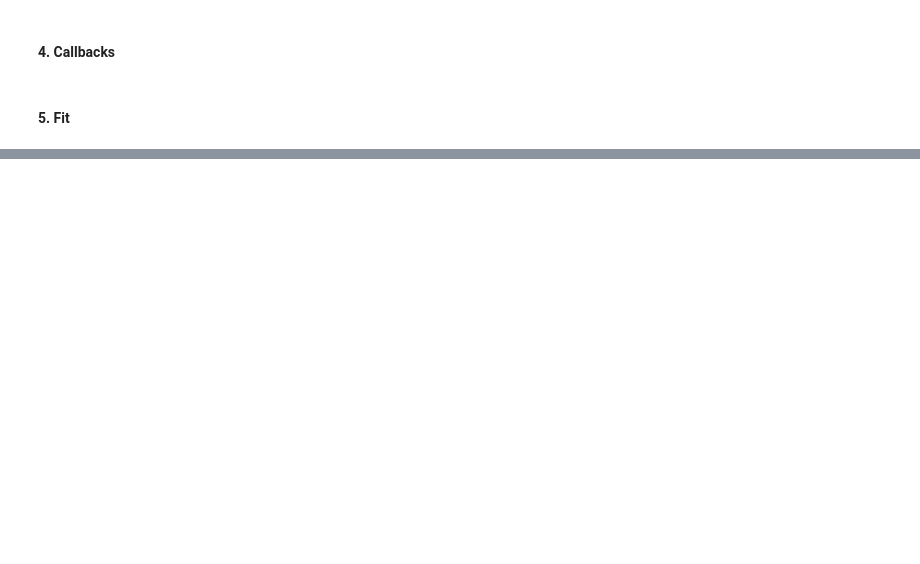
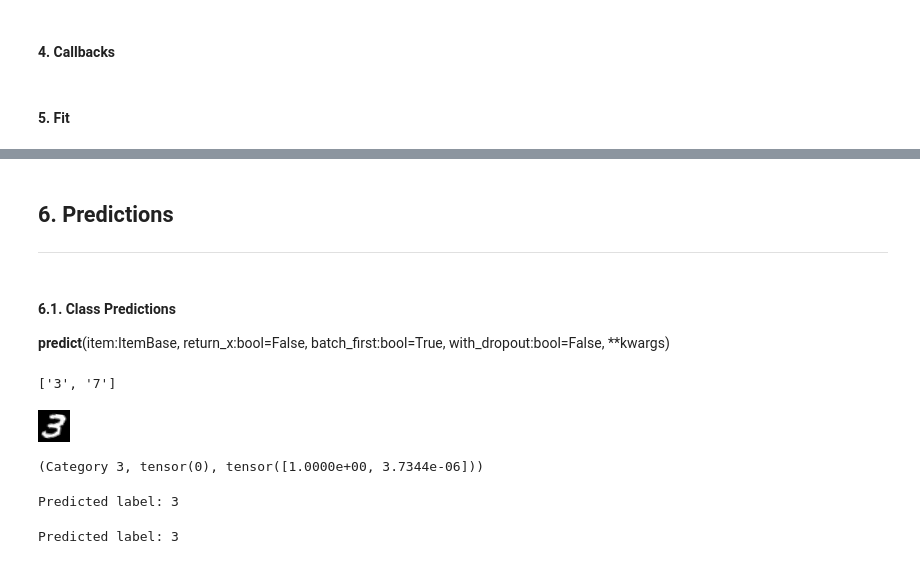
Before and after one commit to ttompk/ucsf_grinberg_neuro_images, a Jupyter notebook: early_development/fastai_template_single_label.ipynb, the cells around one changed output, grey strips where cells are left out. Cells and saved outputs as stored; diff of their text form; code cells hidden in the pictures; blank space fills up the shorter version.

```diff
--- a/early_development/fastai_template_single_label.ipynb
+++ b/early_development/fastai_template_single_label.ipynb
@@ -113,0 +170,32 @@ learn.save('mini_train')
+# %% [markdown]
+## 6. Predictions
+---
+# %% [markdown]
+#### 6.1. Class Predictions
+
+**predict**(item:ItemBase, return_x:bool=False, batch_first:bool=True, with_dropout:bool=False, **kwargs)
+# %%
+learn.data.classes
+# %% [output]
+['3', '7']
+# %%
+test = learn.data.train_ds[0][0]   # grab one example from training set
+test
+# %% [output]
+[figure, added]
+# %%
+pred = learn.predict(test)  #make prediction
+pred
+# %% [output]
+(Category 3, tensor(0), tensor([1.0000e+00, 3.7344e-06]))
+# %%
+# predicted class label
+print("Predicted label: {}".format(learn.data.classes[pred[1]]))
+# %% [output]
+Predicted label: 3
+# %%
+# predicted class label - proof
+# tensor(0) = learn.data.classes[0]
+print("Predicted label: {}".format(learn.data.classes[0]))
+# %% [output]
+Predicted label: 3
```
Also changed, not shown: parts of 40 cells of this notebook, 6 other files.
